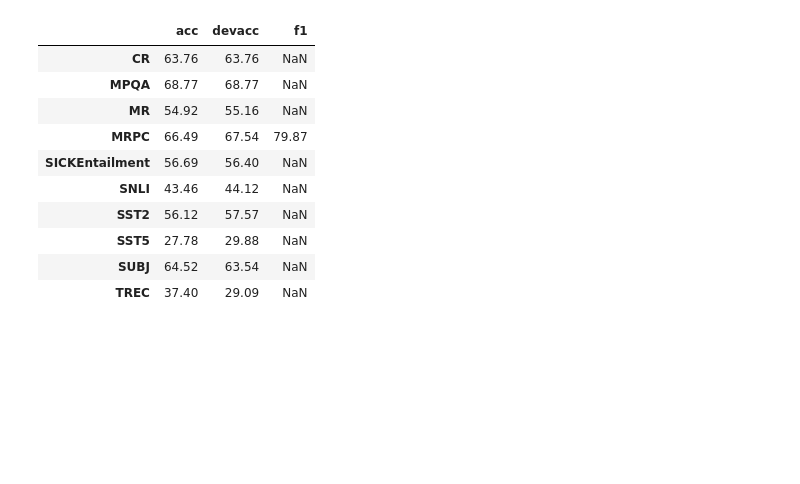
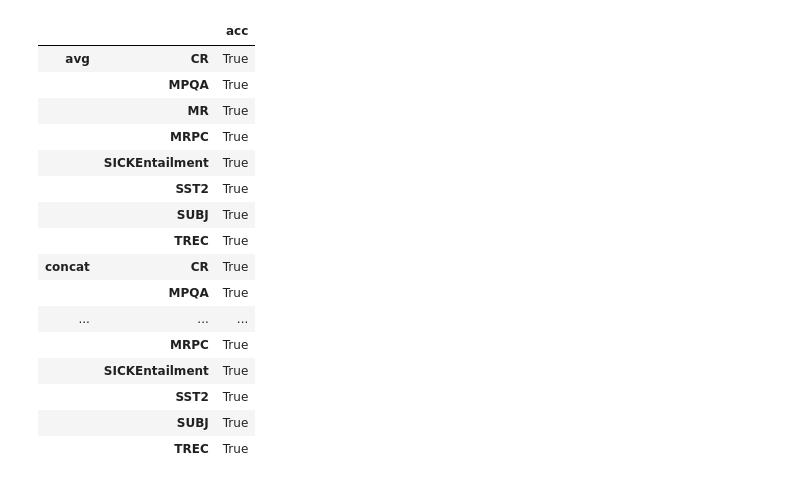
Before and after one commit to samarthbhargav/unsupervised-language-learning, a Jupyter notebook: practical-3/viz.ipynb, the cells around one changed output. Saved outputs shown, nothing was run; the diff lists cells and outputs as text; code cells hidden in the pictures; blank space fills up the shorter version.

```diff
--- a/practical-3/viz.ipynb
+++ b/practical-3/viz.ipynb
@@ -29,14 +14,0 @@ ClassificationTask_df = ClassificationTask_df.drop(columns = ['ndev', 'ntest'])
-# %%
-ClassificationTask_df
-# %% [output]
-|  | acc | devacc | f1 |
-| CR | 63.76 | 63.76 | NaN |
-| MPQA | 68.77 | 68.77 | NaN |
-| MR | 54.92 | 55.16 | NaN |
-| MRPC | 66.49 | 67.54 | 79.87 |
-| SICKEntailment | 56.69 | 56.40 | NaN |
-| SNLI | 43.46 | 44.12 | NaN |
-| SST2 | 56.12 | 57.57 | NaN |
-| SST5 | 27.78 | 29.88 | NaN |
-| SUBJ | 64.52 | 63.54 | NaN |
-| TREC | 37.40 | 29.09 | NaN |
@@ -42,0 +55,20 @@ ClassificationTask_df
+# %%
+ClassificationTask_eam == ClassificationTask_sgm
+# %% [output]
+|  |  | acc |
+| avg | CR | True |
+|  | MPQA | True |
+|  | MR | True |
+|  | MRPC | True |
+|  | SICKEntailment | True |
+|  | SST2 | True |
+|  | SUBJ | True |
+|  | TREC | True |
+| concat | CR | True |
+|  | MPQA | True |
+| ... | ... | ... |
+|  | MRPC | True |
+|  | SICKEntailment | True |
+|  | SST2 | True |
+|  | SUBJ | True |
+|  | TREC | True |
```
Also changed, not shown: parts of 20 cells of this notebook.
